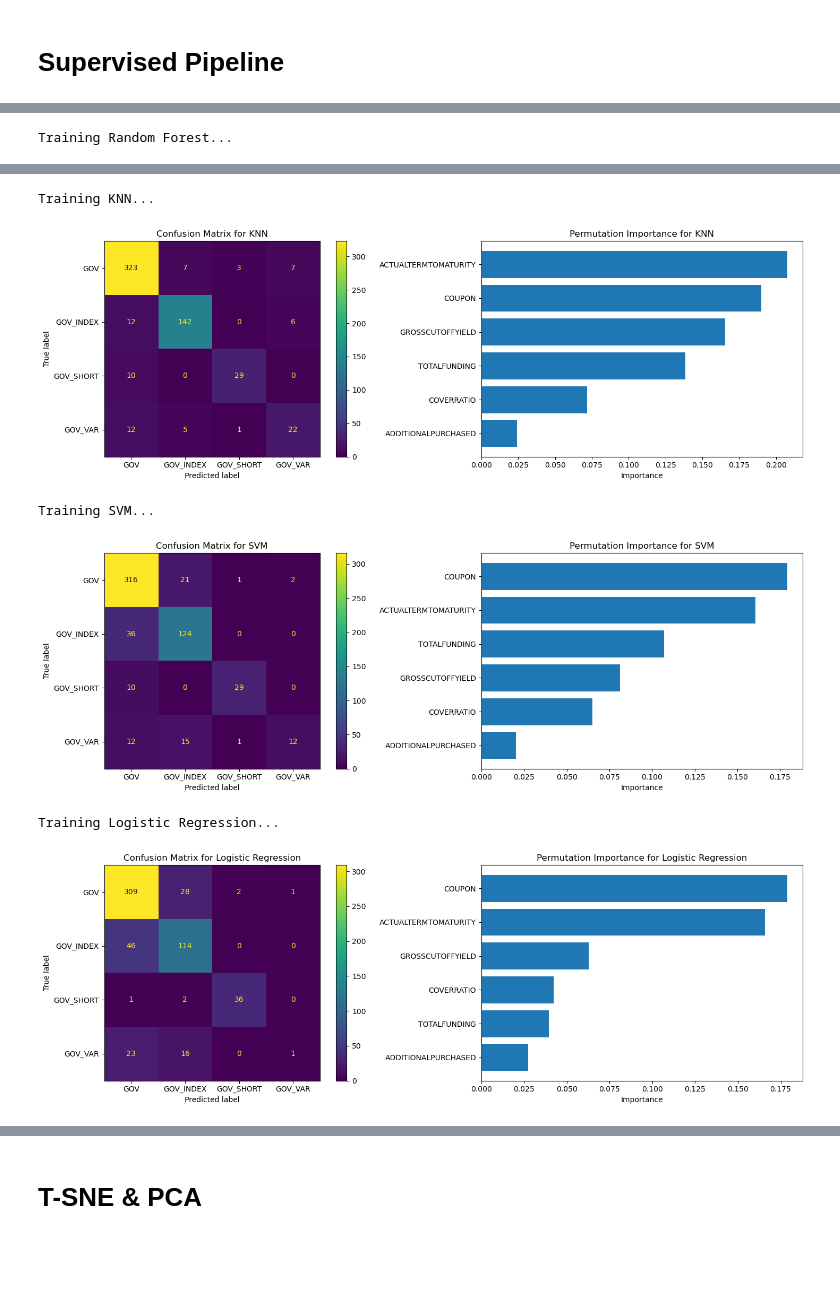
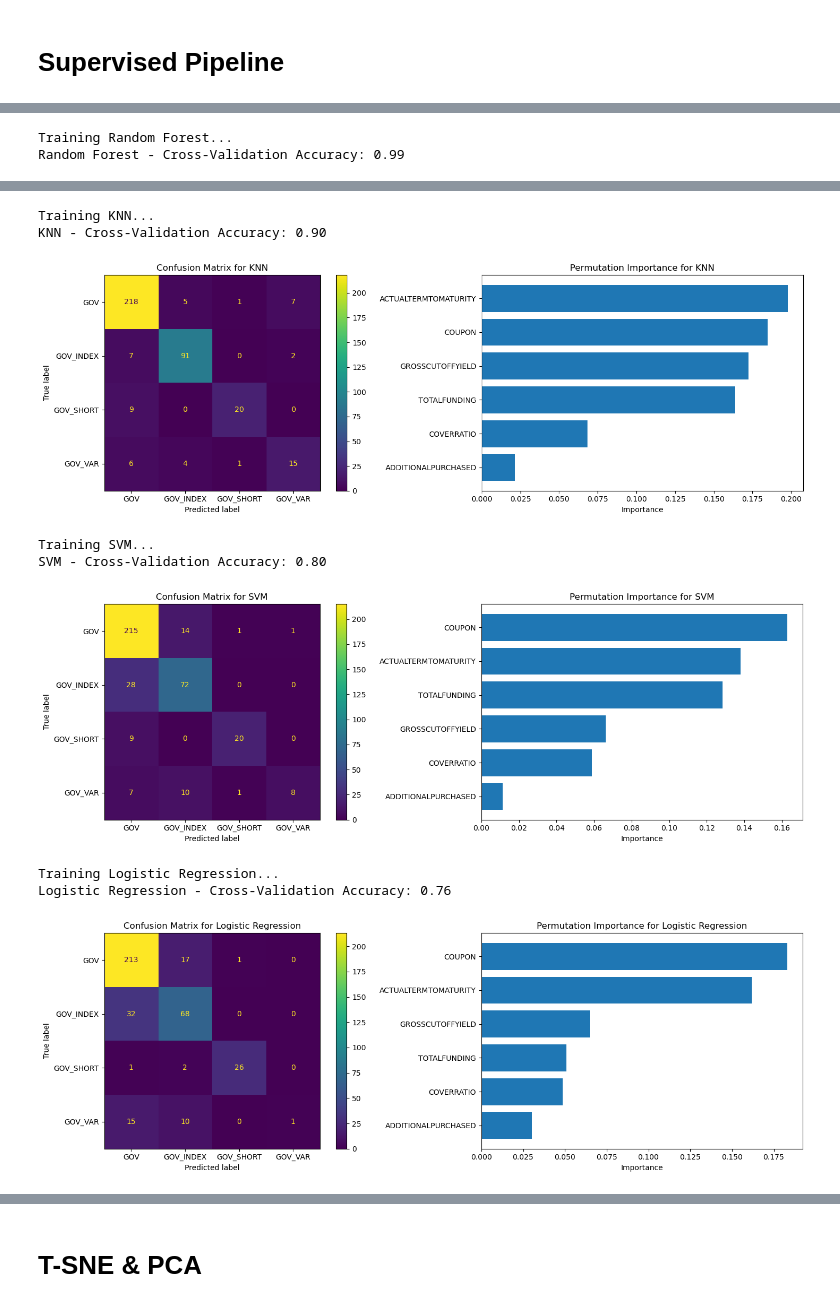
Before and after one commit to DorNatan/data-mining-project-2025, a Jupyter notebook: Data Mining Supervised & Unsupervised 2025.ipynb, the cells around one changed output, grey strips where cells are left out. Saved outputs shown, nothing was run; the diff lists cells and outputs as text; code cells hidden in the pictures; blank space fills up the shorter version.

```diff
--- a/Data Mining Supervised & Unsupervised 2025.ipynb
+++ b/Data Mining Supervised & Unsupervised 2025.ipynb
@@ -4,7 +4,7 @@
 import numpy as np
 import pandas as pd
 import matplotlib.pyplot as plt
-from sklearn.model_selection import train_test_split
+from sklearn.model_selection import train_test_split, cross_val_score, StratifiedKFold
 from sklearn.preprocessing import StandardScaler, LabelEncoder
 from sklearn.compose import ColumnTransformer
 from sklearn.pipeline import Pipeline
@@ -79,7 +79,7 @@ models = {
 }
 
 # Split the data
-X_train, X_test, y_train, y_test = train_test_split(X, y, test_size=0.3, random_state=42)
+X_train, X_test, y_train, y_test = train_test_split(X, y, test_size=0.2, random_state=42)
 
 # Store results
 results = []
@@ -93,6 +93,12 @@ for model_name, model in models.items():
         ('scaler', preprocessor),
         ('classifier', model)
     ])
+
+    # Cross-validation (10-Fold)
+    cv = StratifiedKFold(n_splits=10, shuffle=True, random_state=42)
+    cv_scores = cross_val_score(pipeline, X_train, y_train, cv=cv, scoring='accuracy')
+    mean_cv_score = np.mean(cv_scores)
+    print(f"{model_name} - Cross-Validation Accuracy: {mean_cv_score:.2f}")
 
     # Train the pipeline
     pipeline.fit(X_train, y_train)
@@ -127,7 +133,8 @@ for model_name, model in models.items():
     # Save results
     results.append({
         'Model': model_name,
-        'Accuracy': accuracy,
+        'CV Accuracy': mean_cv_score,
+        'Test Accuracy': accuracy,
         'Precision': precision,
         'Recall': recall,
         'F1 Score': f1
@@ -159 +167,2 @@ Training XGBoost...
 Training Random Forest...
+Random Forest - Cross-Validation Accuracy: 0.99
@@ -161,7 +170,10 @@ Training Random Forest...
 Training KNN...
+KNN - Cross-Validation Accuracy: 0.90
-[figure, old version]
+[figure, new version]
 Training SVM...
+SVM - Cross-Validation Accuracy: 0.80
-[figure, old version]
+[figure, new version]
 Training Logistic Regression...
+Logistic Regression - Cross-Validation Accuracy: 0.76
-[figure, old version]
+[figure, new version]
 Comparison of Models:
```
Also changed, not shown: parts of 6 cells of this notebook.
